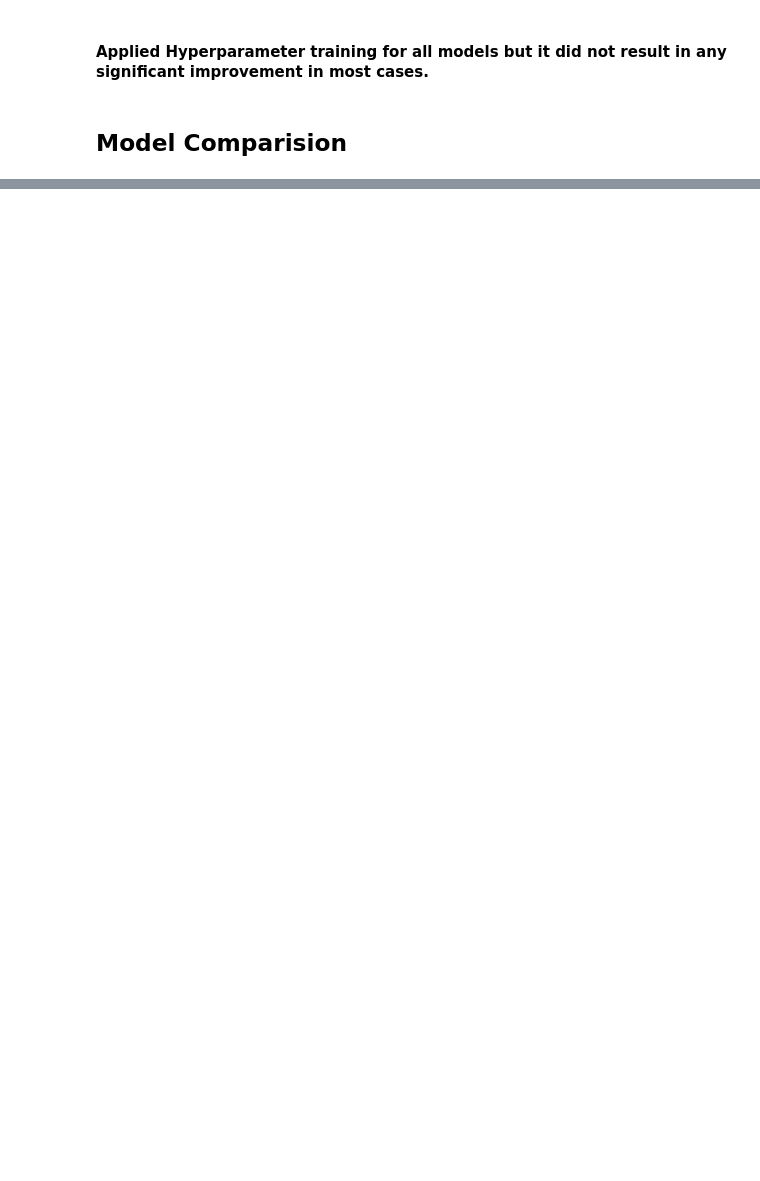
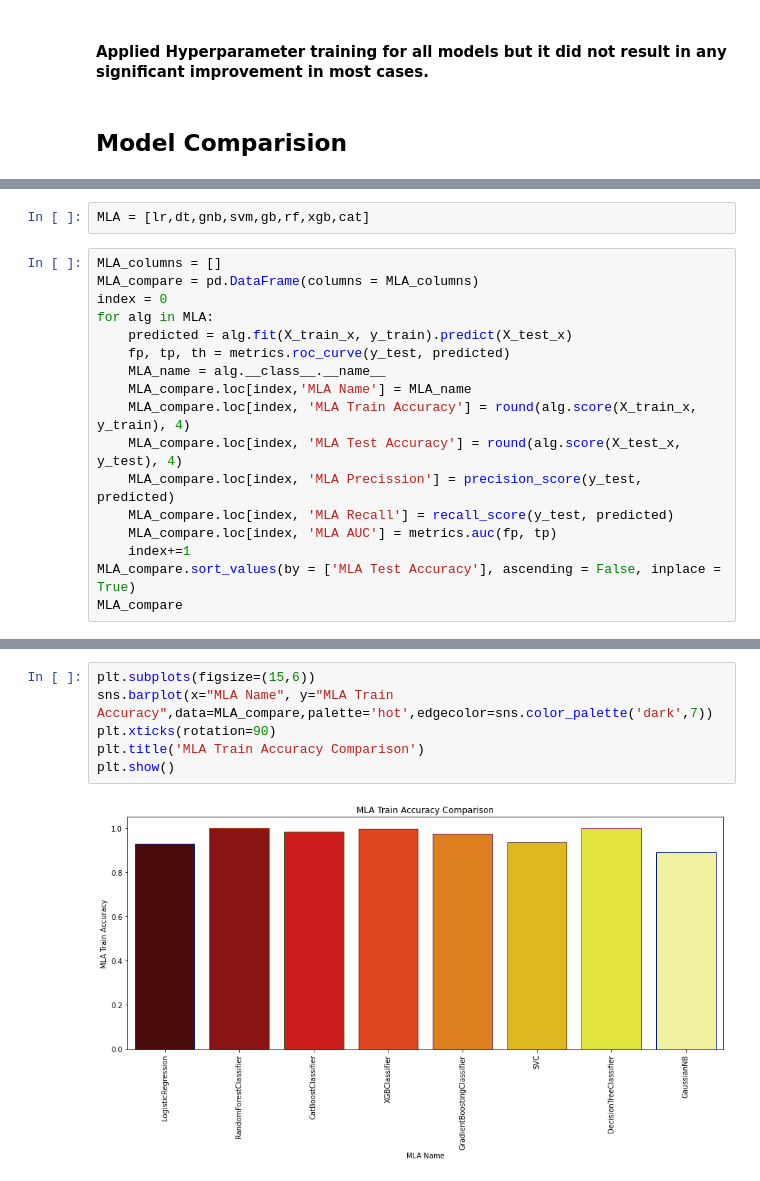
Before and after one commit to SpyzzVVarun/Precipitation-prediction-using-ML, a Jupyter notebook: BasicDIYML_withoutUPSAMPLING.ipynb, the cells around one changed output, grey strips where cells are left out. Saved outputs shown, nothing was run; the diff lists cells and outputs as text; blank space fills up the shorter version.

```diff
--- a/BasicDIYML_withoutUPSAMPLING.ipynb
+++ b/BasicDIYML_withoutUPSAMPLING.ipynb
@@ -708,0 +709,19 @@ CAT: 0.928849 (0.030465)
+# %%
+MLA = [lr,dt,gnb,svm,gb,rf,xgb,cat]
+# %%
+MLA_columns = []
+MLA_compare = pd.DataFrame(columns = MLA_columns)
+index = 0
+for alg in MLA:
+    predicted = alg.fit(X_train_x, y_train).predict(X_test_x)
+    fp, tp, th = metrics.roc_curve(y_test, predicted)
+    MLA_name = alg.__class__.__name__
+    MLA_compare.loc[index,'MLA Name'] = MLA_name
+    MLA_compare.loc[index, 'MLA Train Accuracy'] = round(alg.score(X_train_x, y_train), 4)
+    MLA_compare.loc[index, 'MLA Test Accuracy'] = round(alg.score(X_test_x, y_test), 4)
+    MLA_compare.loc[index, 'MLA Precission'] = precision_score(y_test, predicted)
+    MLA_compare.loc[index, 'MLA Recall'] = recall_score(y_test, predicted)
+    MLA_compare.loc[index, 'MLA AUC'] = metrics.auc(fp, tp)
+    index+=1
+MLA_compare.sort_values(by = ['MLA Test Accuracy'], ascending = False, inplace = True)
+MLA_compare
@@ -708,0 +738,8 @@ CAT: 0.928849 (0.030465)
+# %%
+plt.subplots(figsize=(15,6))
+sns.barplot(x="MLA Name", y="MLA Train Accuracy",data=MLA_compare,palette='hot',edgecolor=sns.color_palette('dark',7))
+plt.xticks(rotation=90)
+plt.title('MLA Train Accuracy Comparison')
+plt.show()
+# %% [output]
+[figure, added]
```
Also changed, not shown: parts of 16 cells of this notebook.
